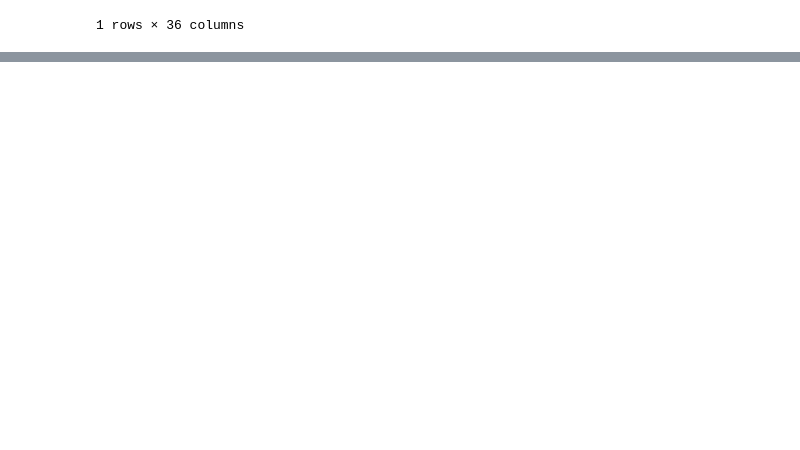
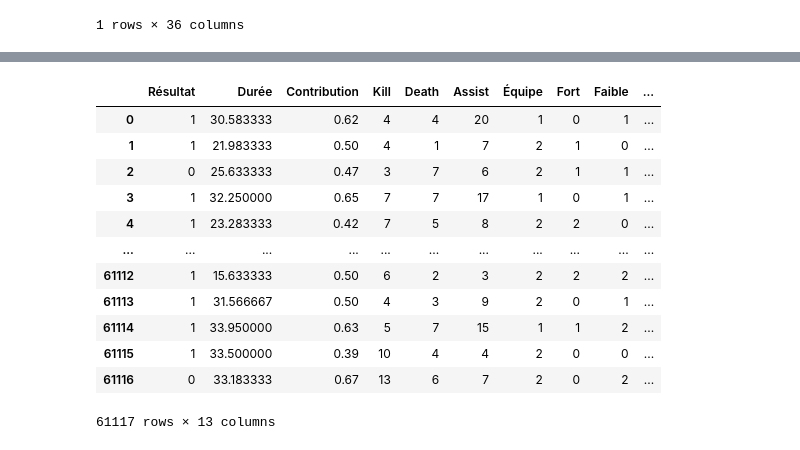
Before and after one commit to remi-stack/albert_project, a Jupyter notebook: notebooks/scrap.ipynb, the cells around one changed output, grey strips where cells are left out. Cells and saved outputs as stored; diff of their text form; code cells hidden in the pictures; blank space fills up the shorter version.

```diff
--- a/notebooks/scrap.ipynb
+++ b/notebooks/scrap.ipynb
@@ -608,6 +609,8 @@ ChampionsList = [x.lower().replace("'", "").replace(" ", "").replace("maîtreyi"
 champions["Champion"]=ChampionsList
 
 champions['Ratio de victoire'] = champions['Ratio de victoire'].str.rstrip('%').astype(float) / 100.0
+champions['Taux de pick par match'] = champions['Taux de pick par match'].str.rstrip('%').astype(float) / 100.0
+champions['Ratio de ban par match'] = champions['Ratio de ban par match'].str.rstrip('%').astype(float) / 100.0
 # %%
 df["Équipe 1"]=list(df["Équipe 1 Champion 1"]+","+df["Équipe 1 Champion 2"]+","+df["Équipe 1 Champion 3"]+","+df["Équipe 1 Champion 4"]+","+df["Équipe 1 Champion 5"])
 df["Équipe 1"]=df["Équipe 1"].apply(lambda x:x.replace("'","").split(","))
@@ -675,0 +741,19 @@ df.to_csv("/Users/elisajh/Desktop/AS/B2/Data/Projet LOL/LOL_Principal_2.0.csv")
+# %%
+numerics = ['int16', 'int32', 'int64', 'float16', 'float32', 'float64']
+
+num_df = df.select_dtypes(include=numerics)
+num_df
+# %% [output]
+|  | Résultat | Durée | Contribution | Kill | Death | Assist | Équipe | Fort | Faible | ... |
+| 0 | 1 | 30.583333 | 0.62 | 4 | 4 | 20 | 1 | 0 | 1 | ... |
+| 1 | 1 | 21.983333 | 0.50 | 4 | 1 | 7 | 2 | 1 | 0 | ... |
+| 2 | 0 | 25.633333 | 0.47 | 3 | 7 | 6 | 2 | 1 | 1 | ... |
+| 3 | 1 | 32.250000 | 0.65 | 7 | 7 | 17 | 1 | 0 | 1 | ... |
+| 4 | 1 | 23.283333 | 0.42 | 7 | 5 | 8 | 2 | 2 | 0 | ... |
+| ... | ... | ... | ... | ... | ... | ... | ... | ... | ... | ... |
+| 61112 | 1 | 15.633333 | 0.50 | 6 | 2 | 3 | 2 | 2 | 2 | ... |
+| 61113 | 1 | 31.566667 | 0.50 | 4 | 3 | 9 | 2 | 0 | 1 | ... |
+| 61114 | 1 | 33.950000 | 0.63 | 5 | 7 | 15 | 1 | 1 | 2 | ... |
+| 61115 | 1 | 33.500000 | 0.39 | 10 | 4 | 4 | 2 | 0 | 0 | ... |
+| 61116 | 0 | 33.183333 | 0.67 | 13 | 6 | 7 | 2 | 0 | 2 | ... |
+61117 rows × 13 columns
```
Also changed, not shown: parts of 8 cells of this notebook.
